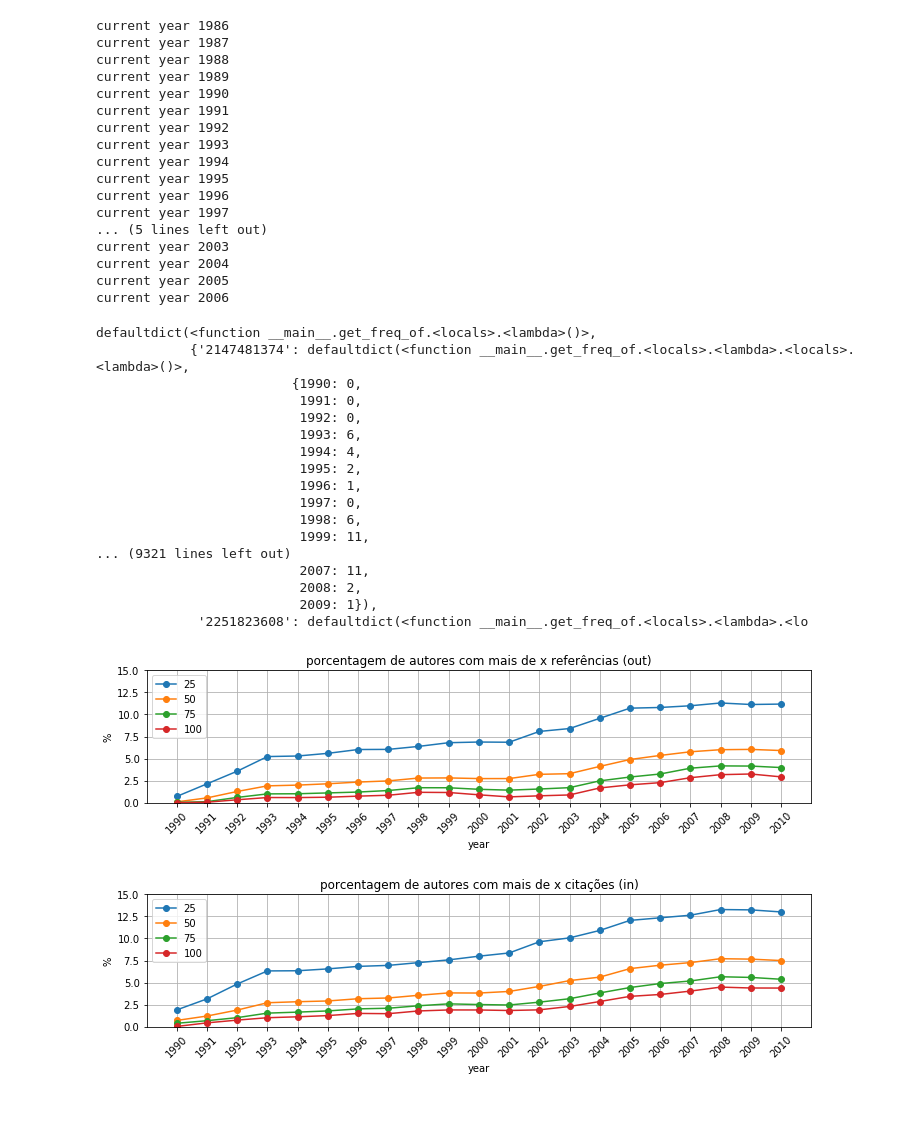
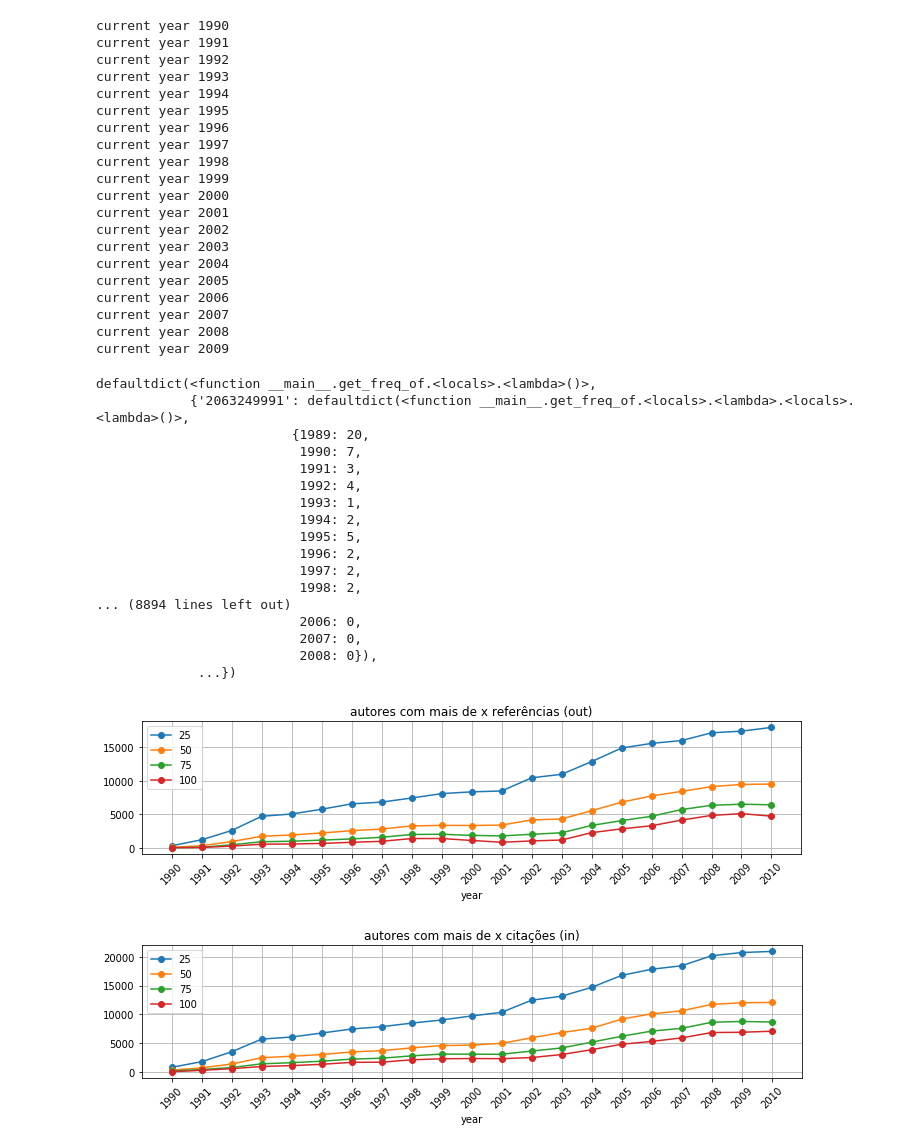
Before and after one commit to carolmb/associations_between_author_level_metrics, a Jupyter notebook: stats.ipynb, the cells around one changed output. Saved outputs shown, nothing was run; the diff lists cells and outputs as text; code cells hidden in the pictures; blank space fills up the shorter version.

```diff
--- a/stats.ipynb
+++ b/stats.ipynb
@@ -94,10 +97,6 @@ defaultdict(<function __main__.get_freq_of.<locals>.<lambda>()>,
 # %%
-get_freq_of(data,get_out,4,'authors_out_freq.json')
+get_freq_of(data,get_out,1,'authors_out_freq2.json')
 # %% [output]
-current year 1986
-current year 1987
-current year 1988
-current year 1989
 current year 1990
 current year 1991
 current year 1992
@@ -106,28 +105,35 @@ current year 1994
 current year 1995
 current year 1996
 current year 1997
-... (5 lines left out)
+current year 1998
+current year 1999
+current year 2000
+current year 2001
+current year 2002
 current year 2003
 current year 2004
 current year 2005
 current year 2006
+current year 2007
+current year 2008
+current year 2009
 defaultdict(<function __main__.get_freq_of.<locals>.<lambda>()>,
-            {'2147481374': defaultdict(<function __main__.get_freq_of.<locals>.<lambda>.<locals>.<lambda>()>,
-                         {1990: 0,
-                          1991: 0,
-                          1992: 0,
-                          1993: 6,
-                          1994: 4,
-                          1995: 2,
-                          1996: 1,
-                          1997: 0,
-                          1998: 6,
-                          1999: 11,
-... (9321 lines left out)
-                          2007: 11,
-                          2008: 2,
-                          2009: 1}),
-             '2251823608': defaultdict(<function __main__.get_freq_of.<locals>.<lambda>.<lo
+            {'2063249991': defaultdict(<function __main__.get_freq_of.<locals>.<lambda>.<locals>.<lambda>()>,
+                         {1989: 20,
+                          1990: 7,
+                          1991: 3,
+                          1992: 4,
+                          1993: 1,
+                          1994: 2,
+                          1995: 5,
+                          1996: 2,
+                          1997: 2,
+                          1998: 2,
+... (8894 lines left out)
+                          2006: 0,
+                          2007: 0,
+                          2008: 0}),
+             ...})
 # %%
 def get_min_freqs(data,min_values):
     freq = defaultdict(lambda:[])
@@ -145,8 +151,11 @@ def get_min_freqs(data,min_values):
         freqs = np.asarray(freqs)
         total = len(freqs)
 
+#         print('total',total)
+
         for min_value in min_values:
-            p = 100*sum(freqs >= min_value)/total
+#             print(sum(freqs >= min_value))
+            p = sum(freqs >= min_value)
             freqs_dict[min_value].append(p)
     return years,freqs_dict
 # %%
@@ -157,9 +166,9 @@ def plot_min_values(years,freqs_dict,title):
     plt.legend()
     plt.xlabel('year')
     plt.xticks(rotation=45)
-    plt.ylabel('%')
+    #plt.ylabel('%')
     plt.title(title)
-    plt.ylim((0, 15))
+    #plt.ylim((0, 15))
     plt.grid(True)
     plt.tight_layout()
     plt.savefig('temp/%s.pdf' % title)
@@ -170,14 +179,14 @@ authors_in = load('authors_in_freq.json')
 # %%
 min_values = [25,50,75,100]
 years,freqs_dict = get_min_freqs(authors_out,min_values)
-plot_min_values(years,freqs_dict,'porcentagem de autores com mais de x referências (out)')
+plot_min_values(years,freqs_dict,'autores com mais de x referências (out)')
 # %% [output]
-[figure, old version]
+[figure, new version]
 # %%
 years,freqs_dict = get_min_freqs(authors_in,min_values)
-plot_min_values(years,freqs_dict,'porcentagem de autores com mais de x citações (in)')
+plot_min_values(years,freqs_dict,'autores com mais de x citações (in)')
 # %% [output]
-[figure, old version]
+[figure, new version]
 # %%
 def get_total_of(data,get_out,filename):
     freqs = defaultdict(lambda:0)
```
Also changed, not shown: parts of 12 cells of this notebook, 51 other files.
